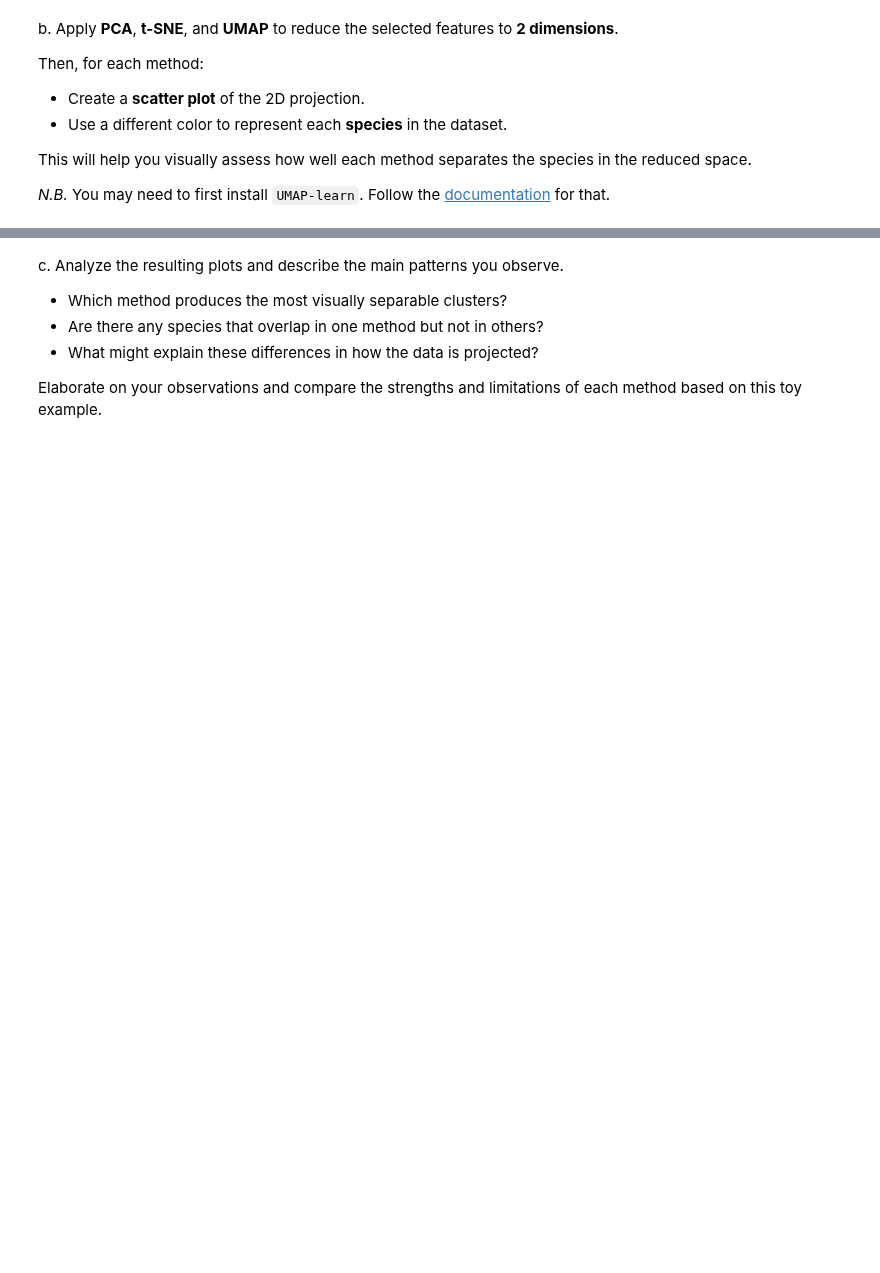
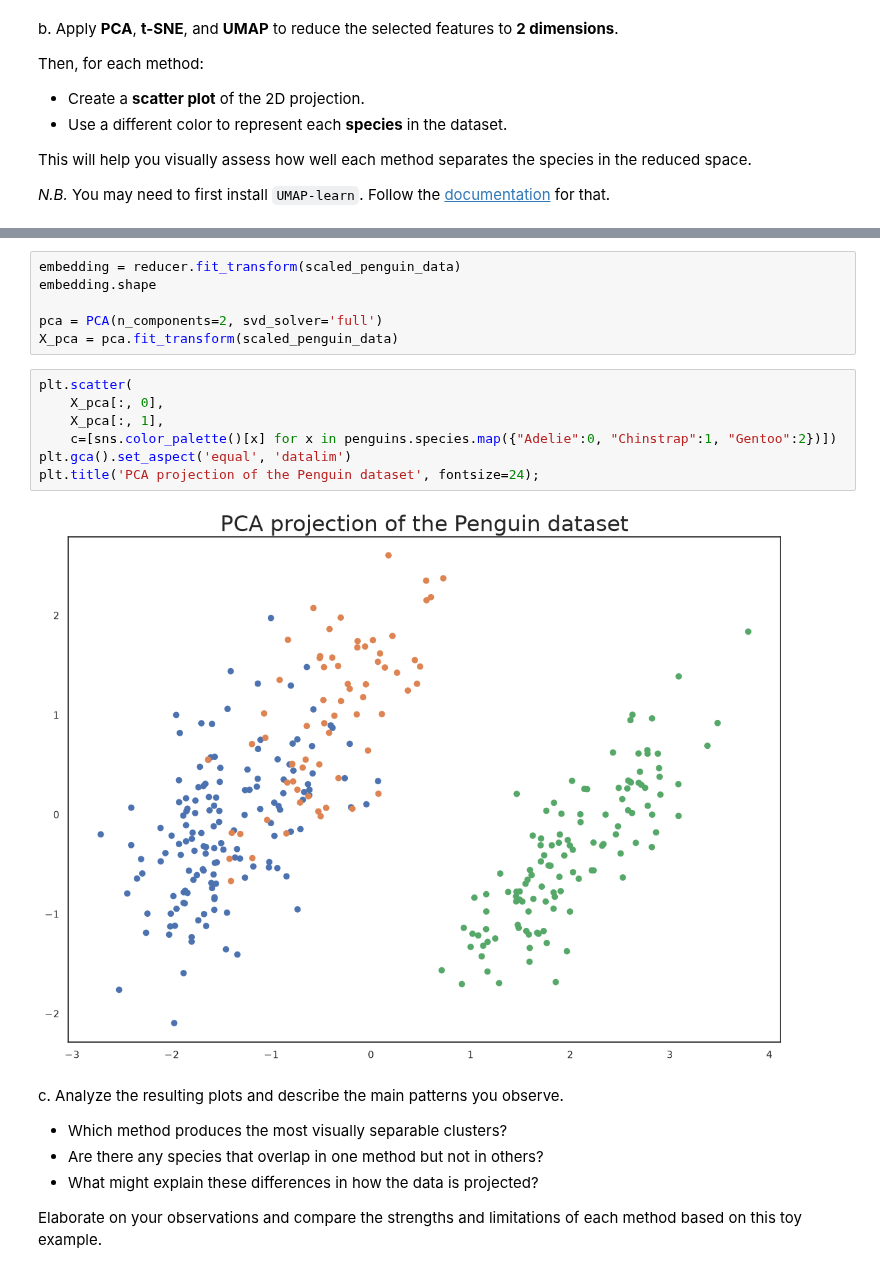
Before and after one commit to AudreyStelle/ML-Lab-3-Non-linear-Dimensionality-Reduction---t-SNE-and-UMAP, a Jupyter notebook: 03-tsne-and-umap.ipynb, the cells around one changed output, grey strips where cells are left out. Cells and saved outputs as stored; diff of their text form; blank space fills up the shorter version.

```diff
--- a/03-tsne-and-umap.ipynb
+++ b/03-tsne-and-umap.ipynb
@@ -86,3 +191,18 @@ This will help you visually assess how well each method separates the species in
+# %%
+embedding = reducer.fit_transform(scaled_penguin_data)
+embedding.shape
+
+pca = PCA(n_components=2, svd_solver='full')
+X_pca = pca.fit_transform(scaled_penguin_data)
+# %%
+plt.scatter(
+    X_pca[:, 0],
+    X_pca[:, 1],
+    c=[sns.color_palette()[x] for x in penguins.species.map({"Adelie":0, "Chinstrap":1, "Gentoo":2})])
+plt.gca().set_aspect('equal', 'datalim')
+plt.title('PCA projection of the Penguin dataset', fontsize=24);
+# %% [output]
+[figure, added]
 # %% [markdown]
 c. Analyze the resulting plots and describe the main patterns you observe.
 
```
Also changed, not shown: parts of 15 cells of this notebook, 3 other files.
